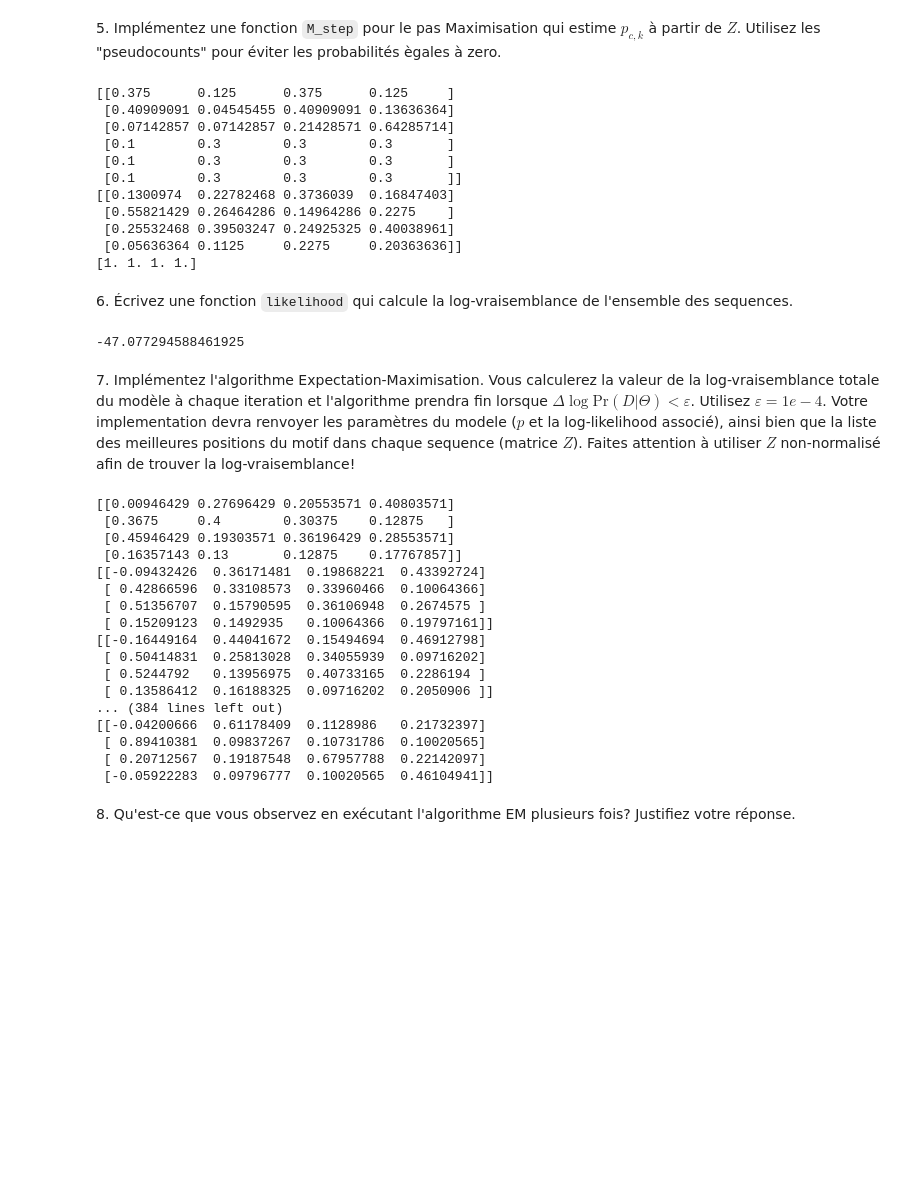
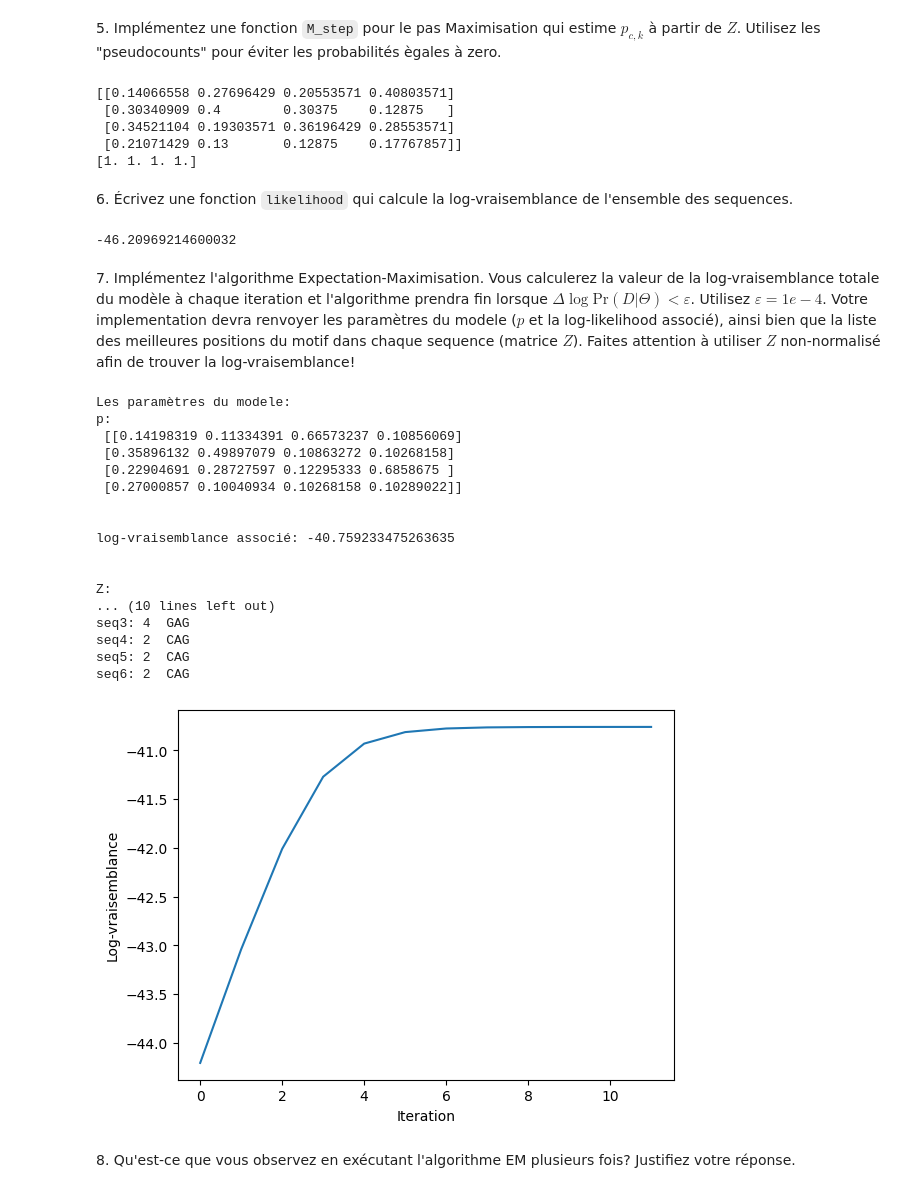
Before and after one commit to slietar/su-courses, a Jupyter notebook: sbas/tme9/TME9_2022.ipynb, the cells around one changed output. Saved outputs shown, nothing was run; the diff lists cells and outputs as text; code cells hidden in the pictures; blank space fills up the shorter version.

```diff
--- a/sbas/tme9/TME9_2022.ipynb
+++ b/sbas/tme9/TME9_2022.ipynb
@@ -141,7 +123,10 @@ def E_step(seqs, P, Z, w, alph):
     seqs_ = np.array([[alph.index(nt) for nt in seq] for seq in seqs])
 
     for offset in range(Z.shape[1]):
-        Z[:, offset] = np.prod(P[:, 0][seqs_[:, :offset]], axis=1) * np.prod(P[seqs_[:, offset:(offset + w)], np.arange(w) + 1], axis=1) * np.prod(P[:, 0][seqs_[:, (offset + w):]], axis=1)
+        Z[:, offset] = \
+            np.prod(P[:, 0][seqs_[:, :offset]], axis=1) *\
+            np.prod(P[seqs_[:, offset:(offset + w)], np.arange(w) + 1], axis=1) *\
+            np.prod(P[:, 0][seqs_[:, (offset + w):]], axis=1)
 
     return Z
 
@@ -191,36 +176,28 @@ def M_step(seqs, Z, w, alph):
     """
 
     seqs_ = np.array([[alph.index(nt) for nt in seq] for seq in seqs])
-    P = np.zeros((len(alph), w))
+    nr = np.zeros((len(alph), w))
 
     for ch in range(len(alph)):
         for pos in range(w):
             seq_indices, offset_indices = (seqs_[:, pos:(-(w - pos - 1) or None)] == ch).nonzero()
-            P[ch, pos] = Z[seq_indices, offset_indices].sum() + 1
+            nr[ch, pos] = Z[seq_indices, offset_indices].sum()
 
-    # print(np.bincount(seqs_.ravel(), minlength=len(alph)), P.sum(axis=1))
-    print(Z)
-    background = np.bincount(seqs_.ravel(), minlength=len(alph)) - P.sum(axis=1) + 1
+    n = np.c_[np.bincount(seqs_.ravel(), minlength=len(alph)) - nr.sum(axis=1), nr]
+    P = (n + 1) / (n.sum(axis=0) + len(alph))
 
-    return np.c_[
-        background / background.sum(),
-        P / (Z.sum() + len(alph))
-    ]
+    assert np.allclose(P.sum(axis=0), 1)
+
+    return P
 
 P = M_step(seqs, z_norm, w, nts)
 print(P)
 print(P.sum(axis=0))
 # %% [output]
-[[0.375      0.125      0.375      0.125     ]
- [0.40909091 0.04545455 0.40909091 0.13636364]
- [0.07142857 0.07142857 0.21428571 0.64285714]
- [0.1        0.3        0.3        0.3       ]
- [0.1        0.3        0.3        0.3       ]
- [0.1        0.3        0.3        0.3       ]]
-[[0.1300974  0.22782468 0.3736039  0.16847403]
- [0.55821429 0.26464286 0.14964286 0.2275    ]
- [0.25532468 0.39503247 0.24925325 0.40038961]
- [0.05636364 0.1125     0.2275     0.20363636]]
+[[0.14066558 0.27696429 0.20553571 0.40803571]
+ [0.30340909 0.4        0.30375    0.12875   ]
+ [0.34521104 0.19303571 0.36196429 0.28553571]
+ [0.21071429 0.13       0.12875    0.17767857]]
 [1. 1. 1. 1.]
 # %% [markdown]
 6\. Écrivez une fonction `likelihood` qui calcule la log-vraisemblance de l'ensemble des sequences.
@@ -234,8 +211,8 @@ def likelihood(seqs, Z, P, w, alph):
     input w : motif length
     input alph : alphabet (nucleotides or amino acids)
     output lLikelihood : log likelihood of P
+    """
 
-    """
     M = len(seqs)
     L = len(seqs[0])
 
@@ -254,7 +231,7 @@ def likelihood(seqs, Z, P, w, alph):
 logvraisemblance = likelihood(seqs, Z, P, w, nts)
 print(logvraisemblance)
 # %% [output]
--47.077294588461925
+-46.20969214600032
 # %% [markdown]
 7\. Implémentez l'algorithme Expectation-Maximisation. Vous calculerez la valeur de la log-vraisemblance totale du modèle à chaque iteration et l'algorithme prendra fin lorsque $\Delta \log \text{Pr}(D | \Theta) < \varepsilon$. Utilisez $\varepsilon = 1e-4$. Votre implementation devra renvoyer les paramètres du modele ($p$ et la log-likelihood associé), ainsi bien que la liste des meilleures positions du motif dans chaque sequence (matrice $Z$). Faites attention à utiliser $Z$ non-normalisé afin de trouver la log-vraisemblance!
 # %%
@@ -278,53 +255,53 @@ def ExpectationMaximisation(seqs, w, alph, eps):
         Z = E_step(seqs, P, Z, w, alph)
         Z = normaliseZ(Z)
         P = M_step(seqs, Z, w, alph)
         ll = likelihood(seqs, Z, P, w, alph)
-        print(P)
 
         lLikelihood.append(ll)
 
         if len(lLikelihood) > 1 and abs(lLikelihood[-1] - lLikelihood[-2]) < eps:
             break
 
-    return (P, lLikelihood, Z, Z.argmax(axis=1))
+    return P, lLikelihood, Z, Z.argmax(axis=1)
 
 def analyse_results(results, seqs):
     print('Les paramètres du modele:')
     print('p:\n',results[0])
     print('\n')
     print('log-vraisemblance associé:',results[1][-1])
     print('\n')
     print('Z:\n',results[2])
     print('\nLes motifs:')
     for i in range(len(seqs)):
         print('seq'+str(i+1)+': '+ str(results[3][i]+1) + '  ' + seqs[i][results[3][i]:results[3][i]+w])
 
     plt.plot(results[1])
     plt.xlabel('Iteration')
     plt.ylabel('Log-vraisemblance')
     plt.show()
 
 eps = 10**-4
 EMResults = ExpectationMaximisation(seqs, w, nts, eps)
-# analyse_results(EMResults,seqs)
+analyse_results(EMResults,seqs)
 # %% [output]
-[[0.00946429 0.27696429 0.20553571 0.40803571]
- [0.3675     0.4        0.30375    0.12875   ]
- [0.45946429 0.19303571 0.36196429 0.28553571]
- [0.16357143 0.13       0.12875    0.17767857]]
-[[-0.09432426  0.36171481  0.19868221  0.43392724]
- [ 0.42866596  0.33108573  0.33960466  0.10064366]
- [ 0.51356707  0.15790595  0.36106948  0.2674575 ]
- [ 0.15209123  0.1492935   0.10064366  0.19797161]]
-[[-0.16449164  0.44041672  0.15494694  0.46912798]
- [ 0.50414831  0.25813028  0.34055939  0.09716202]
- [ 0.5244792   0.13956975  0.40733165  0.2286194 ]
- [ 0.13586412  0.16188325  0.09716202  0.2050906 ]]
-... (384 lines left out)
-[[-0.04200666  0.61178409  0.1128986   0.21732397]
- [ 0.89410381  0.09837267  0.10731786  0.10020565]
- [ 0.20712567  0.19187548  0.67957788  0.22142097]
- [-0.05922283  0.09796777  0.10020565  0.46104941]]
+Les paramètres du modele:
+p:
+ [[0.14198319 0.11334391 0.66573237 0.10856069]
+ [0.35896132 0.49897079 0.10863272 0.10268158]
+ [0.22904691 0.28727597 0.12295333 0.6858675 ]
+ [0.27000857 0.10040934 0.10268158 0.10289022]]
+
+
+log-vraisemblance associé: -40.759233475263635
+
+
+Z:
+... (10 lines left out)
+seq3: 4  GAG
+seq4: 2  CAG
+seq5: 2  CAG
+seq6: 2  CAG
+[figure, added]
 # %% [markdown]
 8\. Qu'est-ce que vous observez en exécutant l'algorithme EM plusieurs fois? Justifiez votre réponse.
 # %% [markdown]
```
Also changed, not shown: parts of 8 cells of this notebook.
